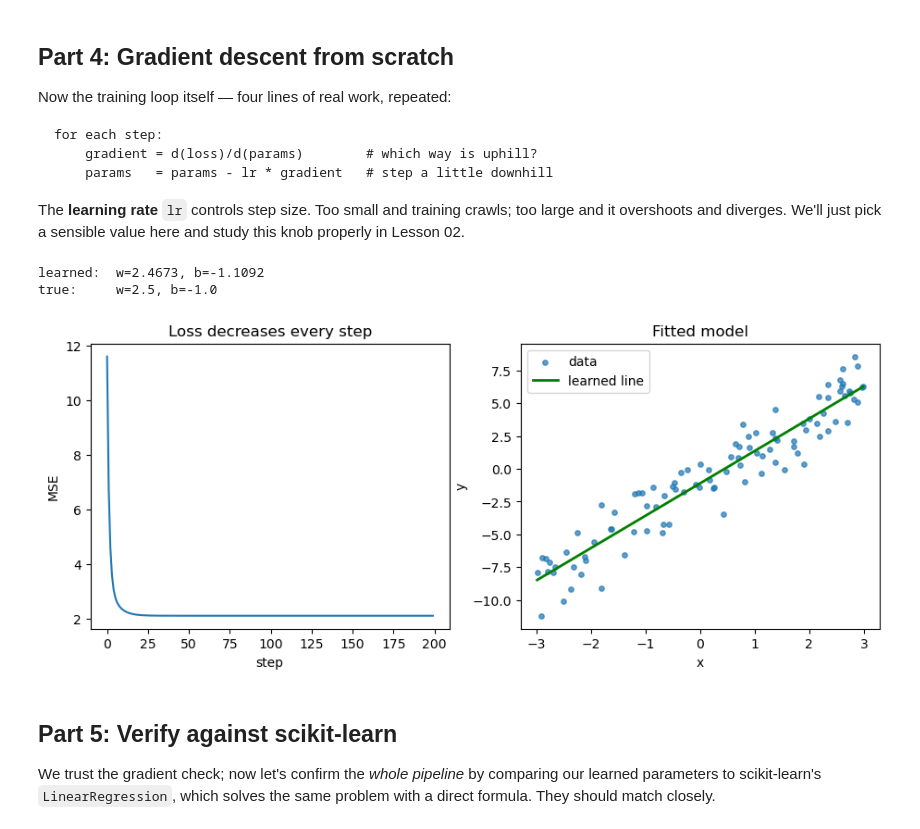
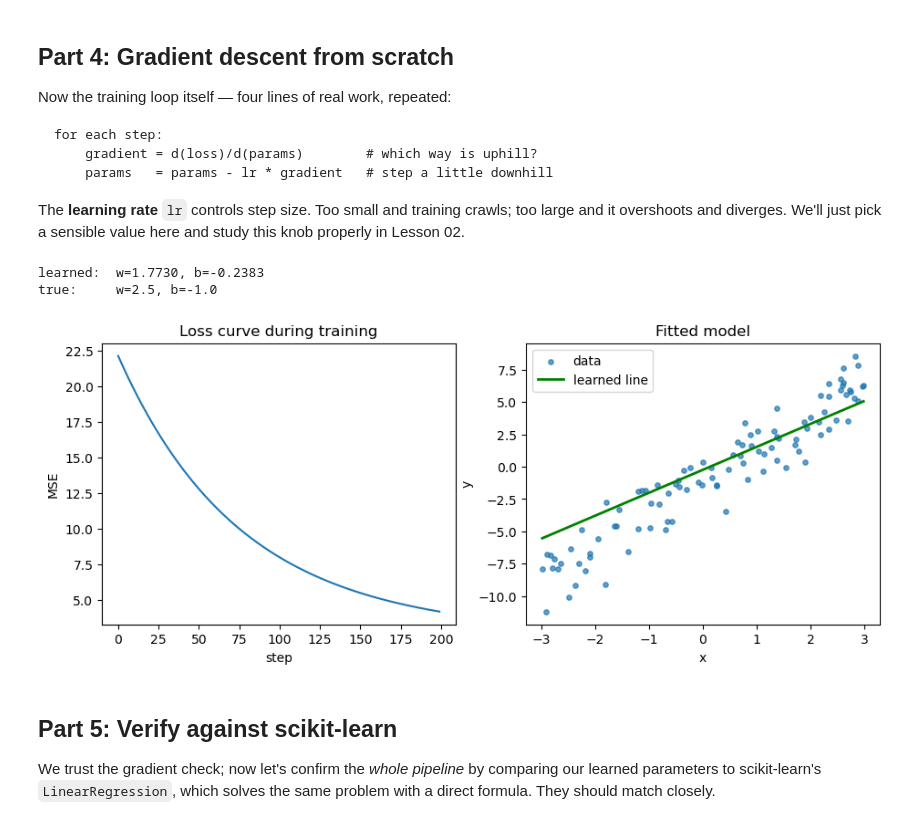
Before and after one commit to zalee49/LocalAi, a Jupyter notebook: notebooks/06_foundations/01_linear_logistic_from_scratch.ipynb, the cells around one changed output. Saved outputs shown, nothing was run; the diff lists cells and outputs as text; code cells hidden in the pictures.

```diff
--- a/notebooks/06_foundations/01_linear_logistic_from_scratch.ipynb
+++ b/notebooks/06_foundations/01_linear_logistic_from_scratch.ipynb
@@ -119,30 +119,30 @@ for each step:
 The **learning rate** `lr` controls step size. Too small and training crawls; too large and it overshoots and diverges. We'll just pick a sensible value here and study this knob properly in Lesson 02.
 # %%
 w, b = 0.0, 0.0          # start from nothing — a flat line at zero
-lr = 0.05                # learning rate (step size)
+lr = 0.001 # learning rate (step size)
 steps = 200
 
 loss_history = []
 for step in range(steps):
     dw, db = mse_grad(x, y, w, b)   # 1. gradient
     w -= lr * dw                    # 2. step downhill in w
     b -= lr * db                    #    step downhill in b
     loss_history.append(mse(x, y, w, b))
 
 print(f"learned:  w={w:.4f}, b={b:.4f}")
 print(f"true:     w={TRUE_W}, b={TRUE_B}")
 
 fig, (ax1, ax2) = plt.subplots(1, 2, figsize=(11, 4))
 ax1.plot(loss_history); ax1.set_xlabel("step"); ax1.set_ylabel("MSE")
 ax1.set_title("Loss curve during training")
 ax2.scatter(x, y, s=15, alpha=0.7, label="data")
 ax2.plot(np.sort(x), predict(np.sort(x), w, b), "g-", lw=2, label="learned line")
 ax2.set_xlabel("x"); ax2.set_ylabel("y"); ax2.legend(); ax2.set_title("Fitted model")
 plt.show()
 # %% [output]
-learned:  w=2.4673, b=-1.1092
+learned:  w=1.7730, b=-0.2383
 true:     w=2.5, b=-1.0
-[figure, old version]
+[figure, new version]
 # %% [markdown]
 ## Part 5: Verify against scikit-learn
 
```
Also changed, not shown: parts of 1 cell of this notebook, 1 other file.
